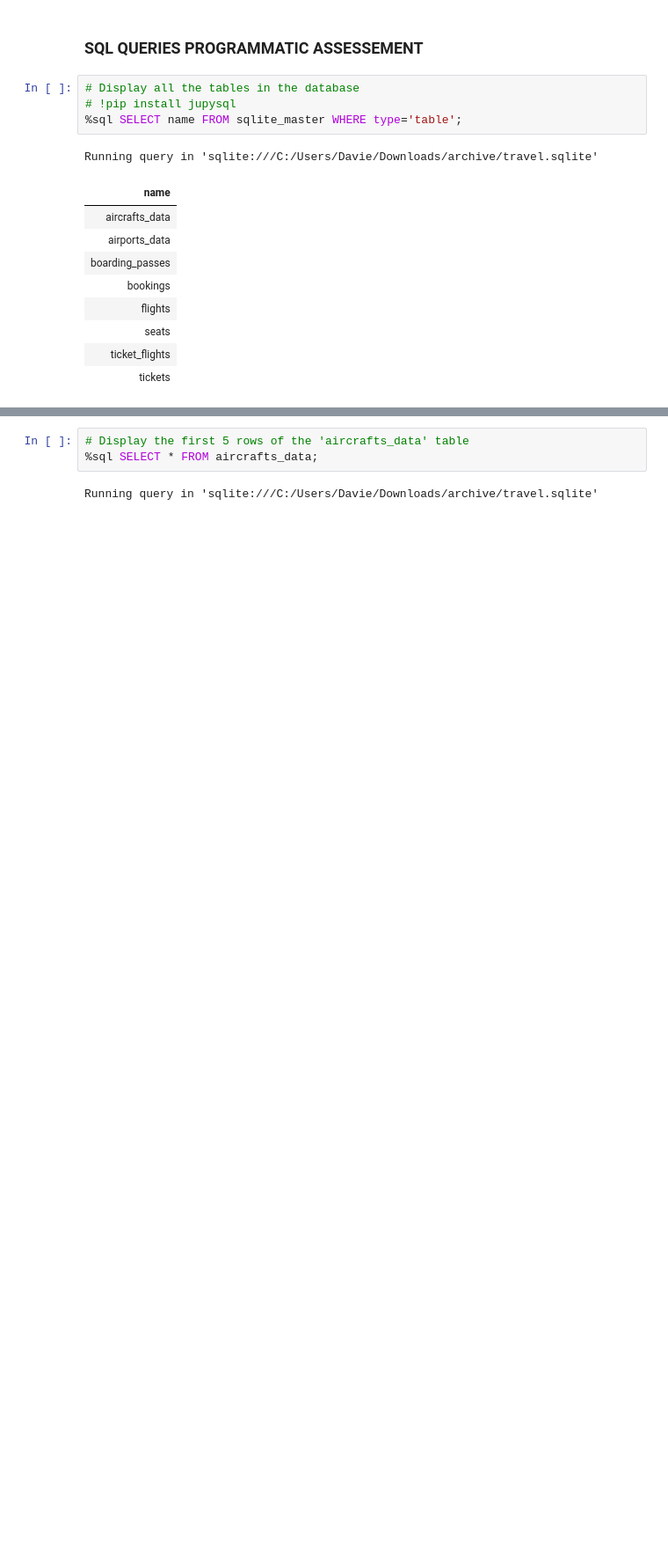
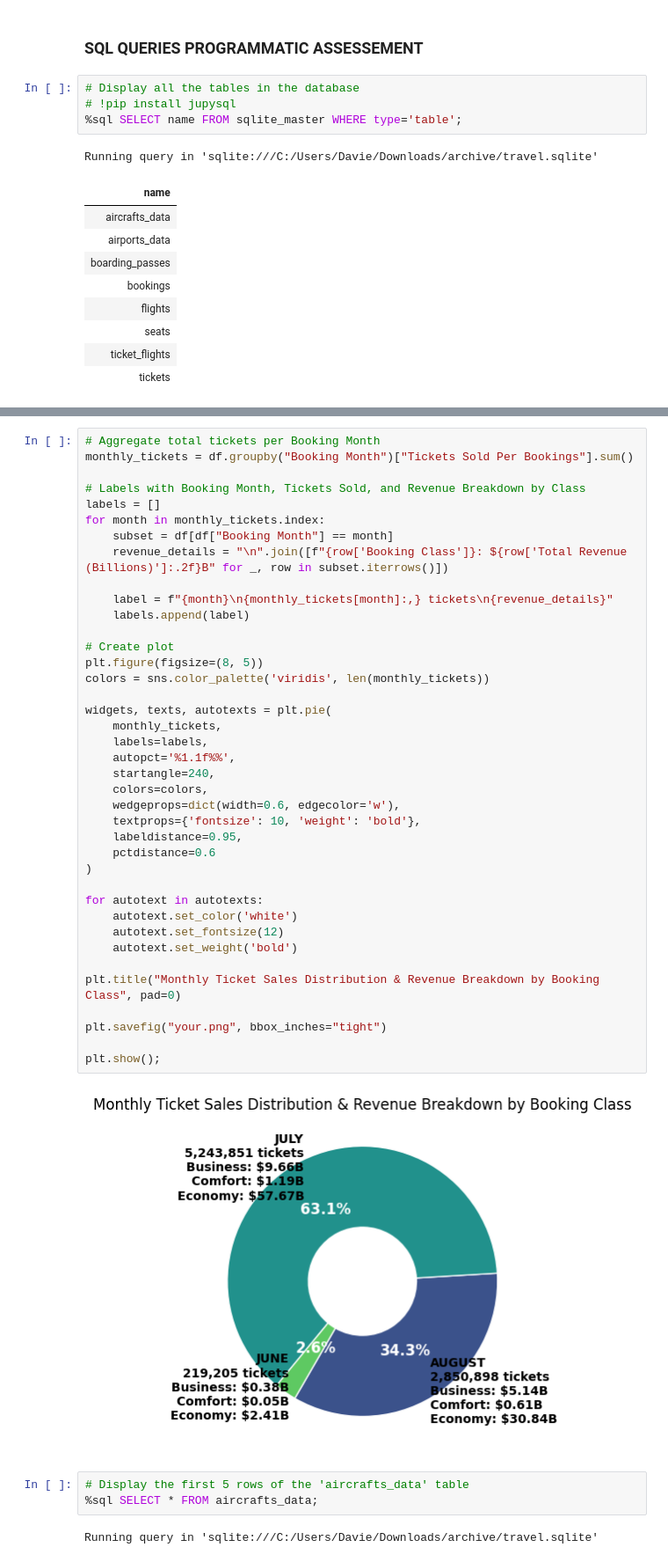
Before and after one commit to Daviedavie100/SQL_Projects, a Jupyter notebook: data.ipynb, the cells around one changed output, grey strips where cells are left out. Shown at 88% size. Drawn from its saved outputs; the diff is of its cells as text; blank space fills up the shorter version.

```diff
--- a/data.ipynb
+++ b/data.ipynb
@@ -152,3 +260,44 @@ Running query in 'sqlite:///C:/Users/Davie/Downloads/archive/travel.sqlite'
+# %%
+# Aggregate total tickets per Booking Month
+monthly_tickets = df.groupby("Booking Month")["Tickets Sold Per Bookings"].sum()
+
+# Labels with Booking Month, Tickets Sold, and Revenue Breakdown by Class
+labels = []
+for month in monthly_tickets.index:
+    subset = df[df["Booking Month"] == month]
+    revenue_details = "\n".join([f"{row['Booking Class']}: ${row['Total Revenue (Billions)']:.2f}B" for _, row in subset.iterrows()])
+
+    label = f"{month}\n{monthly_tickets[month]:,} tickets\n{revenue_details}"
+    labels.append(label)
+
+# Create plot
+plt.figure(figsize=(8, 5))
+colors = sns.color_palette('viridis', len(monthly_tickets))
+
+widgets, texts, autotexts = plt.pie(
+    monthly_tickets,
+    labels=labels,
+    autopct='%1.1f%%',
+    startangle=240,
+    colors=colors,
+    wedgeprops=dict(width=0.6, edgecolor='w'),
+    textprops={'fontsize': 10, 'weight': 'bold'},
+    labeldistance=0.95,
+    pctdistance=0.6
+)
+
+for autotext in autotexts:
+    autotext.set_color('white')
+    autotext.set_fontsize(12)
+    autotext.set_weight('bold')
+
+plt.title("Monthly Ticket Sales Distribution & Revenue Breakdown by Booking Class", pad=0)
+
+plt.savefig("your.png", bbox_inches="tight")
+
+plt.show();
+# %% [output]
+[figure, added]
 # %%
 # Display the first 5 rows of the 'aircrafts_data' table
 %sql SELECT * FROM aircrafts_data;
```
Also changed, not shown: parts of 5 cells of this notebook.
